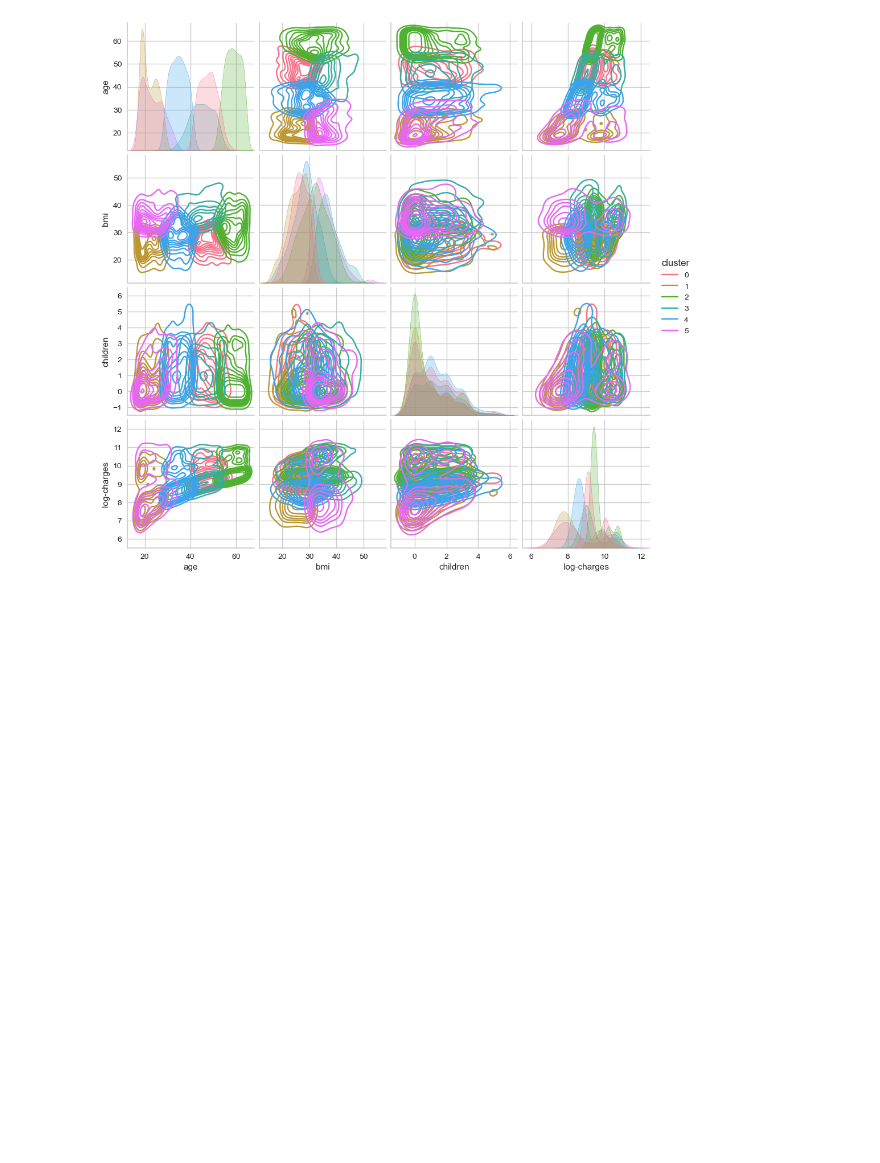
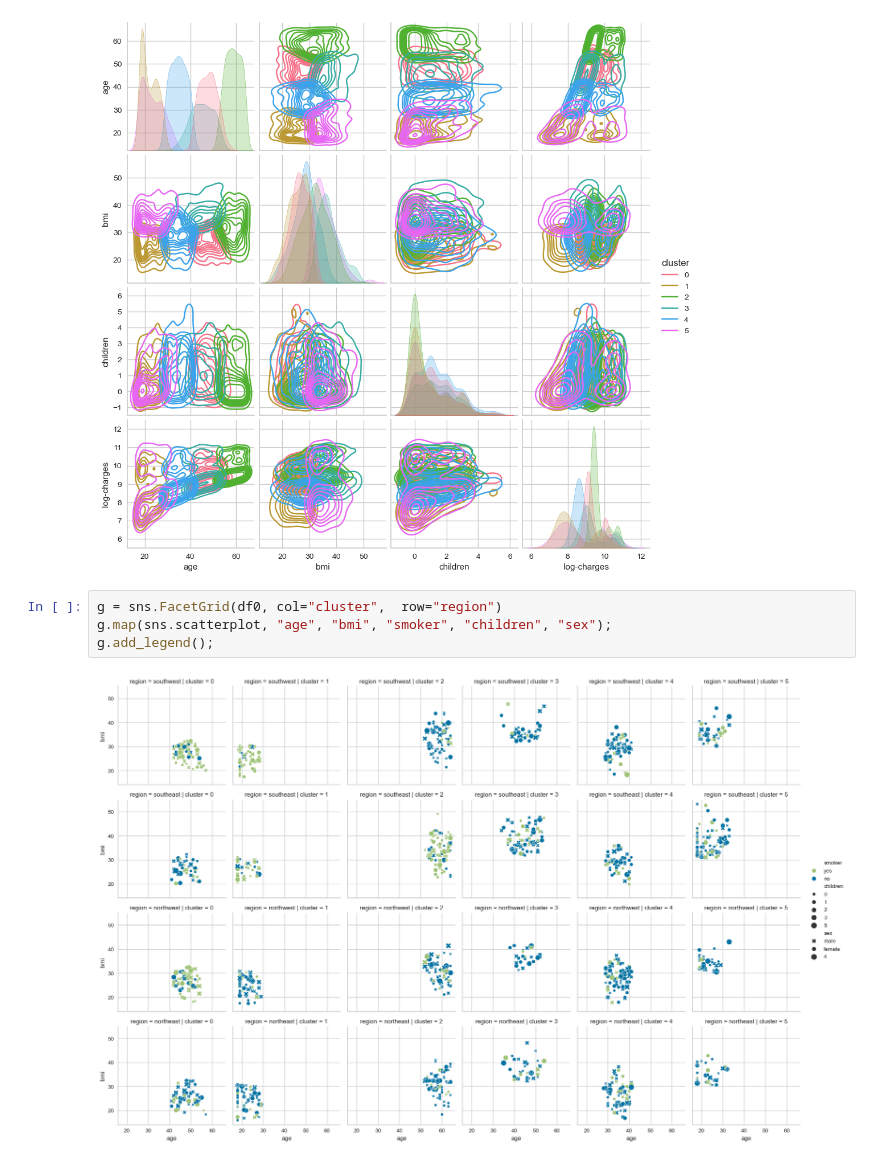
Before and after one commit to fash22/InsuranceChargesRegression, a Jupyter notebook: 03 - Regression Analysis.ipynb, the cells around one changed output. Cells and saved outputs as stored; diff of their text form; blank space fills up the shorter version.

```diff
--- a/03 - Regression Analysis.ipynb
+++ b/03 - Regression Analysis.ipynb
@@ -131,3 +135,9 @@ sns.pairplot(
 );
 # %% [output]
 [figure]
+# %%
+g = sns.FacetGrid(df0, col="cluster",  row="region")
+g.map(sns.scatterplot, "age", "bmi", "smoker", "children", "sex");
+g.add_legend();
+# %% [output]
+[figure, added]
```
Also changed, not shown: parts of 3 cells of this notebook.
